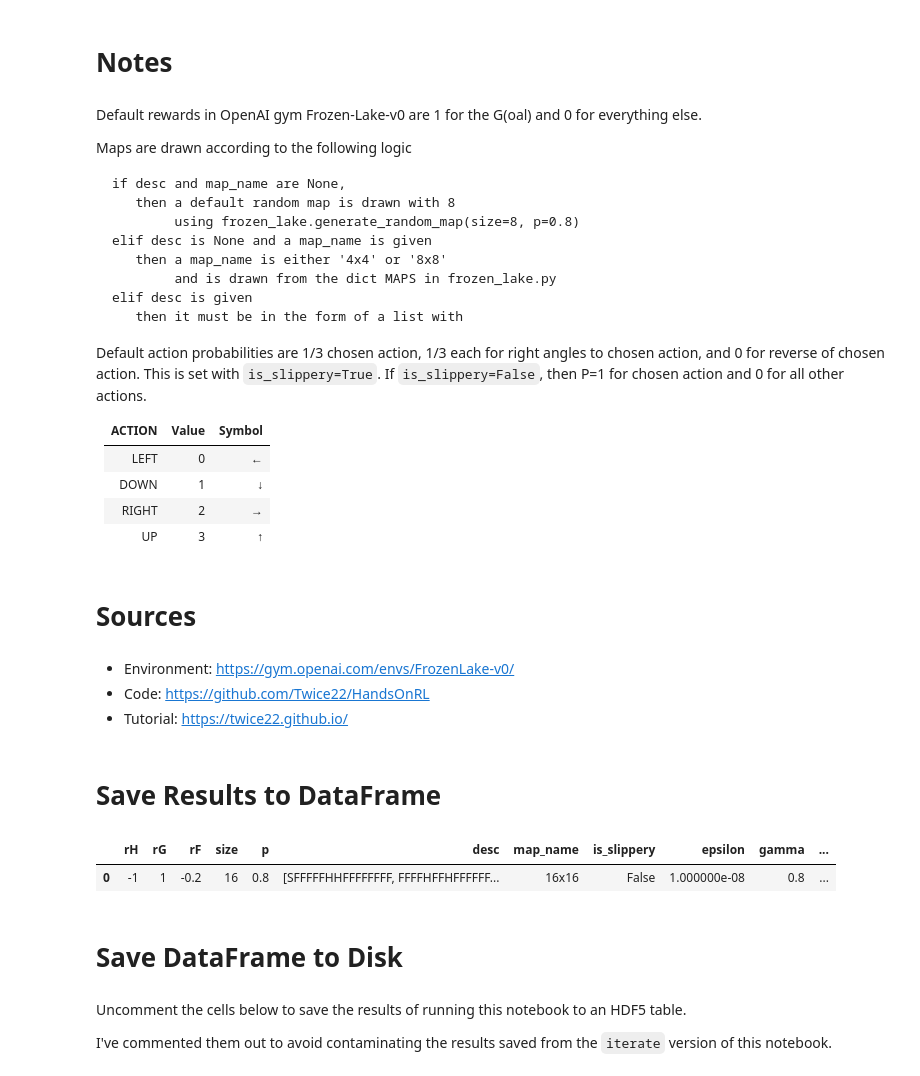
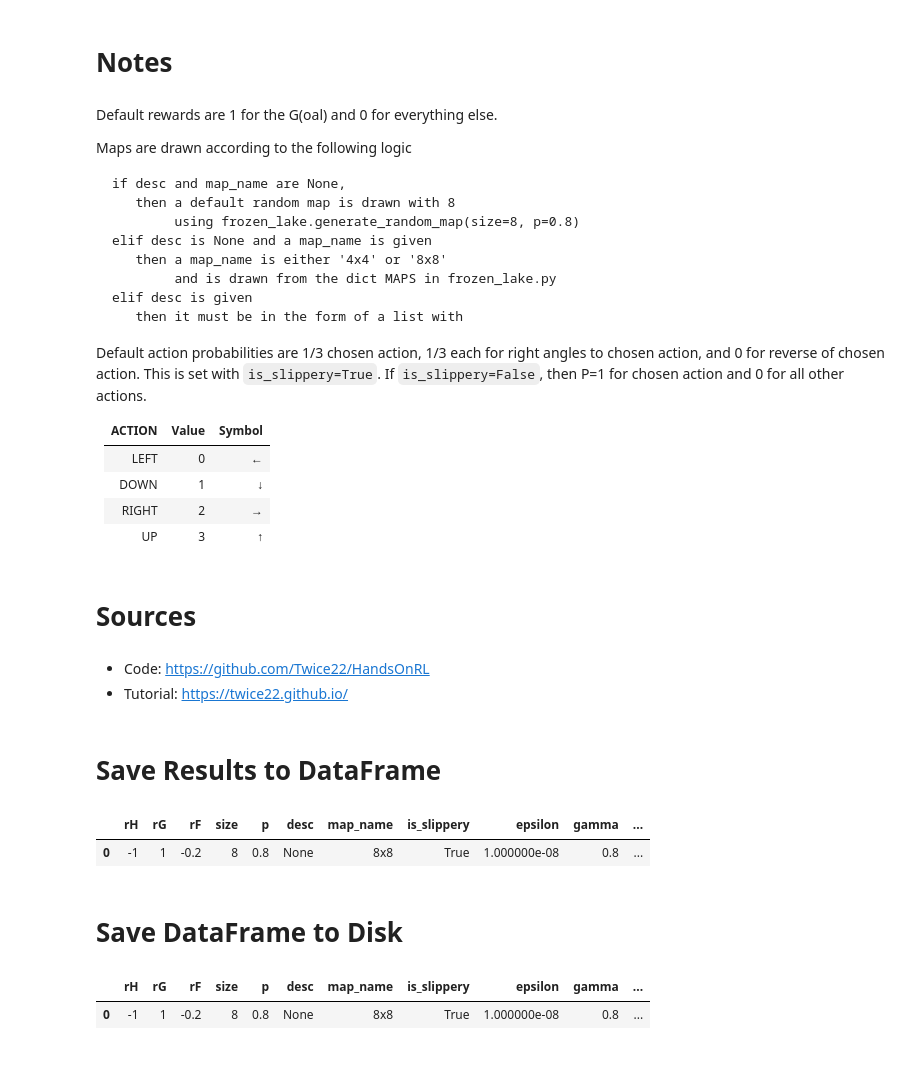
Before and after one commit to TommyJohnDub/hw4-ncook-solution, a Jupyter notebook: ncook3-solution-base.ipynb, the cells around one changed output. Drawn from its saved outputs; the diff is of its cells as text; code cells hidden in the pictures.

```diff
--- a/ncook3-solution-base.ipynb
+++ b/ncook3-solution-base.ipynb
@@ -190,7 +200,7 @@ if display_print:
 # %% [markdown]
 # Notes
 # %% [markdown]
-Default rewards in OpenAI gym Frozen-Lake-v0 are 1 for the G(oal) and 0 for everything else.
+Default rewards are 1 for the G(oal) and 0 for everything else.
 
 Maps are drawn according to the following logic
 
@@ -216,7 +226,6 @@ Default action probabilities are 1/3 chosen action, 1/3 each for right angles to
 # %% [markdown]
 # Sources
 # %% [markdown]
-- Environment: <https://gym.openai.com/envs/FrozenLake-v0/>
 - Code: <https://github.com/Twice22/HandsOnRL>
 - Tutorial: <https://twice22.github.io/>
 # %% [markdown]
@@ -256,16 +264,11 @@ results = pd.DataFrame({'rH': [rH],
                         'Q_V': [maxQ],
                         'Q_policy': [Q_policy],
                         'Q_policy_arrows': [Q_policy_arrows]})
-# %%
-if display_print:
-    display(results)
-# %% [output]
-|  | rH | rG | rF | size | p | desc | map_name | is_slippery | epsilon | gamma | ... |
-| 0 | -1 | 1 | -0.2 | 16 | 0.8 | [SFFFFFHHFFFFFFFF, FFFFHFFHFFFFFF... | 16x16 | False | 1.000000e-08 | 0.8 | ... |
+# %%
+display(results)
+# %% [output]
+|  | rH | rG | rF | size | p | desc | map_name | is_slippery | epsilon | gamma | ... |
+| 0 | -1 | 1 | -0.2 | 8 | 0.8 | None | 8x8 | True | 1.000000e-08 | 0.8 | ... |
 # %% [markdown]
 # Save DataFrame to Disk
-# %% [markdown]
-Uncomment the cells below to save the results of running this notebook to an HDF5 table.
-
-I've commented them out to avoid contaminating the results saved from the `iterate` version of this notebook.
 # %%
@@ -285,3 +288,5 @@ I've commented them out to avoid contaminating the results saved from the `itera
 # %%
-# if display_print:
-#     pd.read_hdf('data.h5', key='dataset', mode='a')
+pd.read_hdf('data.h5', key='dataset', mode='a')
+# %% [output]
+|  | rH | rG | rF | size | p | desc | map_name | is_slippery | epsilon | gamma | ... |
+| 0 | -1 | 1 | -0.2 | 8 | 0.8 | None | 8x8 | True | 1.000000e-08 | 0.8 | ... |
```
Also changed, not shown: parts of 12 cells of this notebook, 2 other files.
